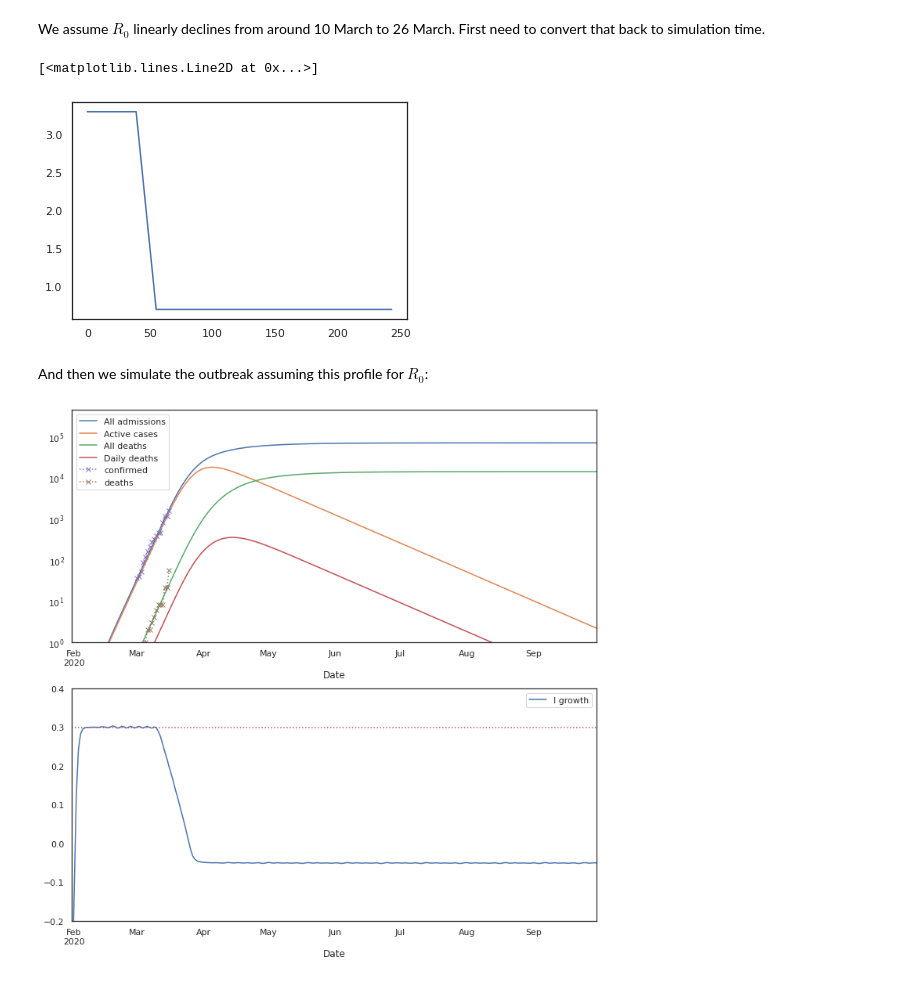
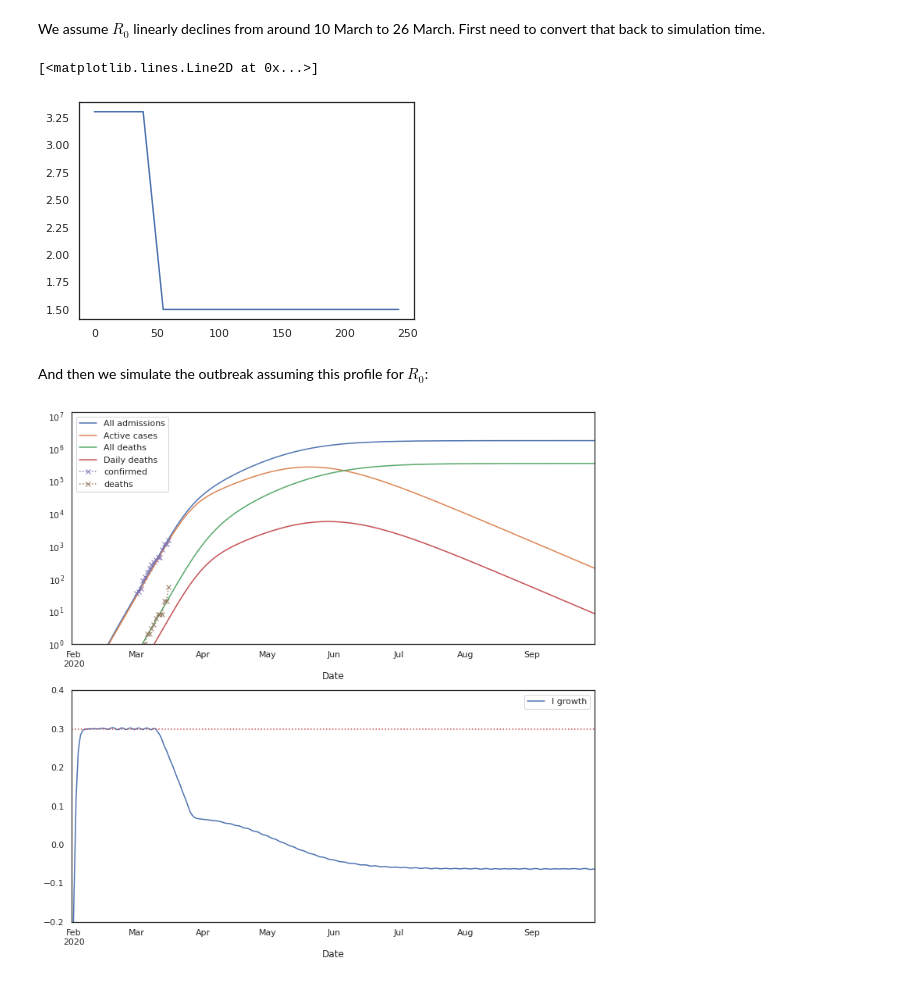
Before and after one commit to jpbrodrick/covid-19-modelling, a Jupyter notebook: Covid-19 SEIR Model.ipynb, the cells around one changed output. Cells and saved outputs as stored; diff of their text form; code cells hidden in the pictures.

```diff
--- a/Covid-19 SEIR Model.ipynb
+++ b/Covid-19 SEIR Model.ipynb
@@ -175,22 +175,22 @@ We assume $R_0$ linearly declines from around 10 March to 26 March. First need t
 # %%
 ld_start = (pd.to_datetime('2020/03/10') - sim_correct_R_0.index[0]).days
 ld_end = (pd.to_datetime('2020/03/26') - sim_correct_R_0.index[0]).days
-R0_final = 0.7
+R0_final = 1.5
 R0_ld = lambda t: np.interp(t, [ld_start, ld_end], [t_model_c.R_0(0), R0_final])
 plt.plot(range(len(sim_correct_R_0)), R0_ld(range(len(sim_correct_R_0))))
 # %% [output]
 [<matplotlib.lines.Line2D at 0x...>]
-[figure, old version]
+[figure, new version]
 # %% [markdown]
 And then we simulate the outbreak assuming this profile for $R_0$:
 # %%
 t_model_ld = copy(t_model_c)
 t_model_ld.R_0 = R0_ld
 sim_ld = run_outbreak(t_model_ld, e_model_c, 2*365//3, make_state(S=6.64e7, I=1))
 sim_ld = calibrate_timing_to_cases(sim_ld,
                                    ts.confirmed[ts['phase']=='unrestricted'])
 
-sim_orig.to_csv('simdata/sim-lockdown-final-R0-{}.csv'.format(R0_final))
+sim_ld.to_csv('simdata/sim-lockdown-final-R0-{}.csv'.format(R0_final))
 plot_simulation(sim_ld, t_model_ld)
 # %% [output]
-[figure, old version]
+[figure, new version]
```
Also changed, not shown: parts of 1 cell of this notebook, 4 other files.
